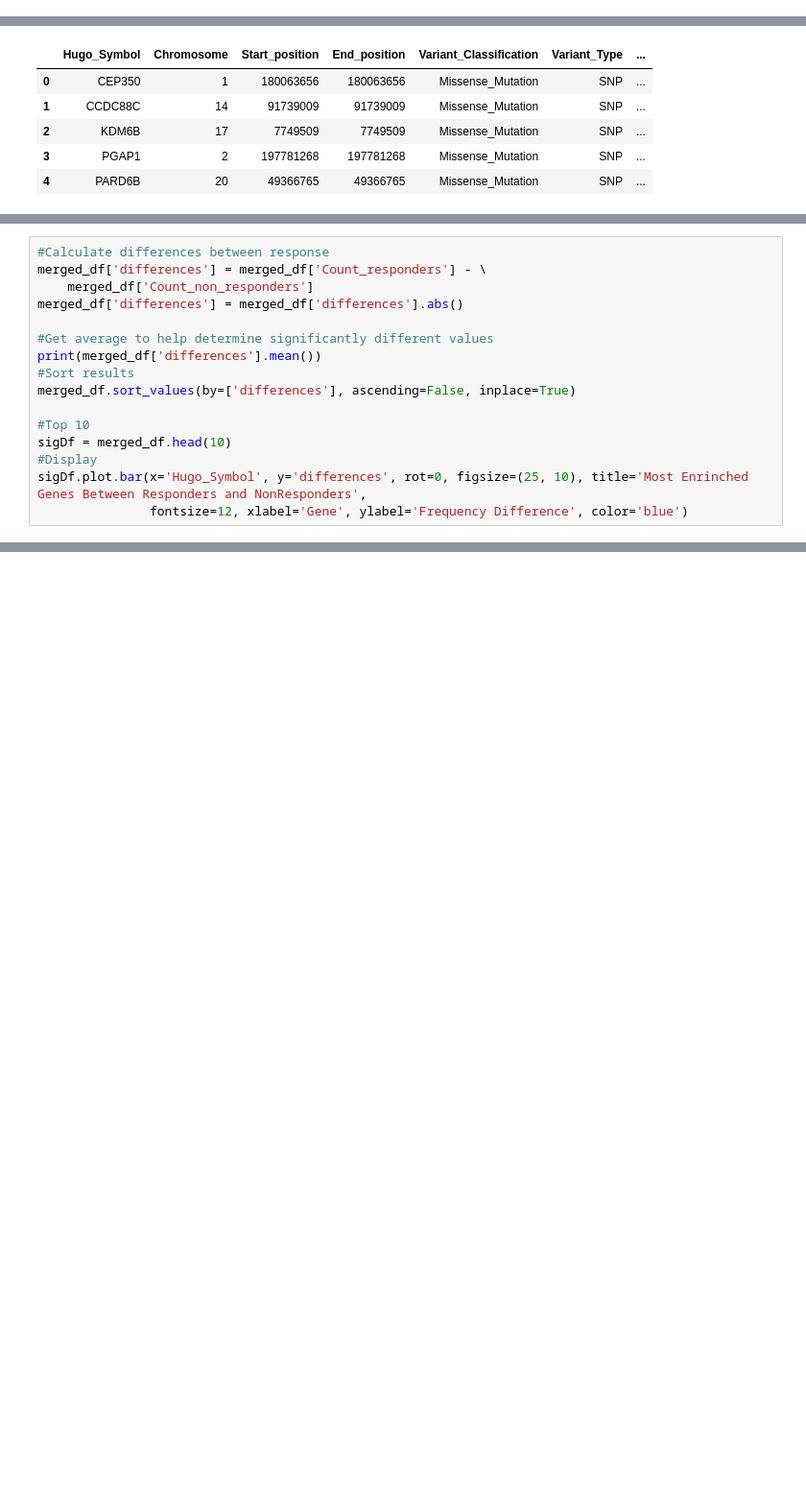
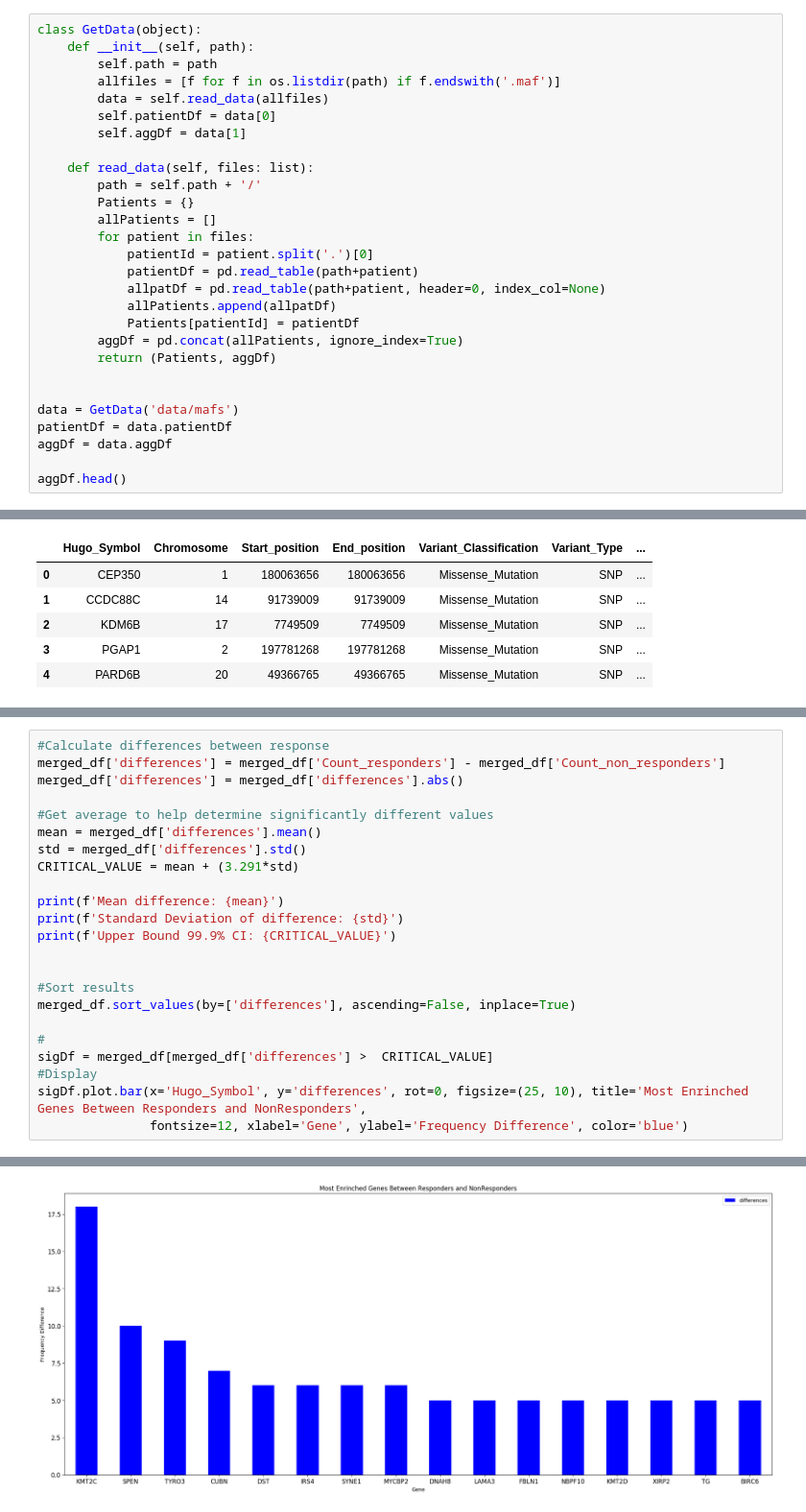
Before and after one commit to iansnyder333/IS_CancerProj, a Jupyter notebook: task.ipynb, the cells around one changed output, grey strips where cells are left out. Shown at 96% size. Cells and saved outputs as stored; diff of their text form; blank space fills up the shorter version.

```diff
--- a/task.ipynb
+++ b/task.ipynb
@@ -21,0 +23,28 @@ aggDf = data.aggDf
+# %%
+class GetData(object):
+    def __init__(self, path):
+        self.path = path
+        allfiles = [f for f in os.listdir(path) if f.endswith('.maf')]
+        data = self.read_data(allfiles)
+        self.patientDf = data[0]
+        self.aggDf = data[1]
+
+    def read_data(self, files: list):
+        path = self.path + '/'
+        Patients = {}
+        allPatients = []
+        for patient in files:
+            patientId = patient.split('.')[0]
+            patientDf = pd.read_table(path+patient)
+            allpatDf = pd.read_table(path+patient, header=0, index_col=None)
+            allPatients.append(allpatDf)
+            Patients[patientId] = patientDf
+        aggDf = pd.concat(allPatients, ignore_index=True)
+        return (Patients, aggDf)
+
+
+data = GetData('data/mafs')
+patientDf = data.patientDf
+aggDf = data.aggDf
+
+aggDf.head()
@@ -149,16 +185,24 @@ print(f"P-value: {p_value}")
 # %%
 #Calculate differences between response
-merged_df['differences'] = merged_df['Count_responders'] - \
-    merged_df['Count_non_responders']
+merged_df['differences'] = merged_df['Count_responders'] - merged_df['Count_non_responders']
 merged_df['differences'] = merged_df['differences'].abs()
 
 #Get average to help determine significantly different values
-print(merged_df['differences'].mean())
+mean = merged_df['differences'].mean()
+std = merged_df['differences'].std()
+CRITICAL_VALUE = mean + (3.291*std)
+
+print(f'Mean difference: {mean}')
+print(f'Standard Deviation of difference: {std}')
+print(f'Upper Bound 99.9% CI: {CRITICAL_VALUE}')
+
+
 #Sort results
 merged_df.sort_values(by=['differences'], ascending=False, inplace=True)
 
-#Top 10
-sigDf = merged_df.head(10)
+#
+sigDf = merged_df[merged_df['differences'] >  CRITICAL_VALUE]
 #Display
 sigDf.plot.bar(x='Hugo_Symbol', y='differences', rot=0, figsize=(25, 10), title='Most Enrinched Genes Between Responders and NonResponders',
                fontsize=12, xlabel='Gene', ylabel='Frequency Difference', color='blue')
+# %% [output]
@@ -164,0 +213 @@ sigDf.plot.bar(x='Hugo_Symbol', y='differences', rot=0, figsize=(25, 10), title=
+[figure, added]
```
Also changed, not shown: parts of 43 cells of this notebook, 1 other file.
